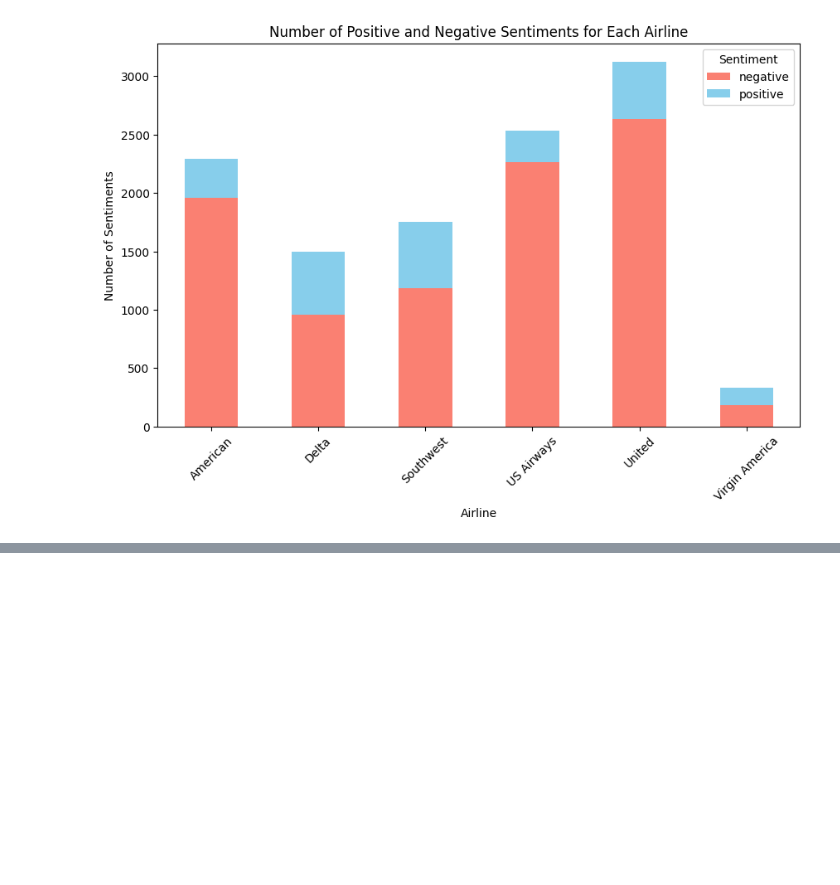
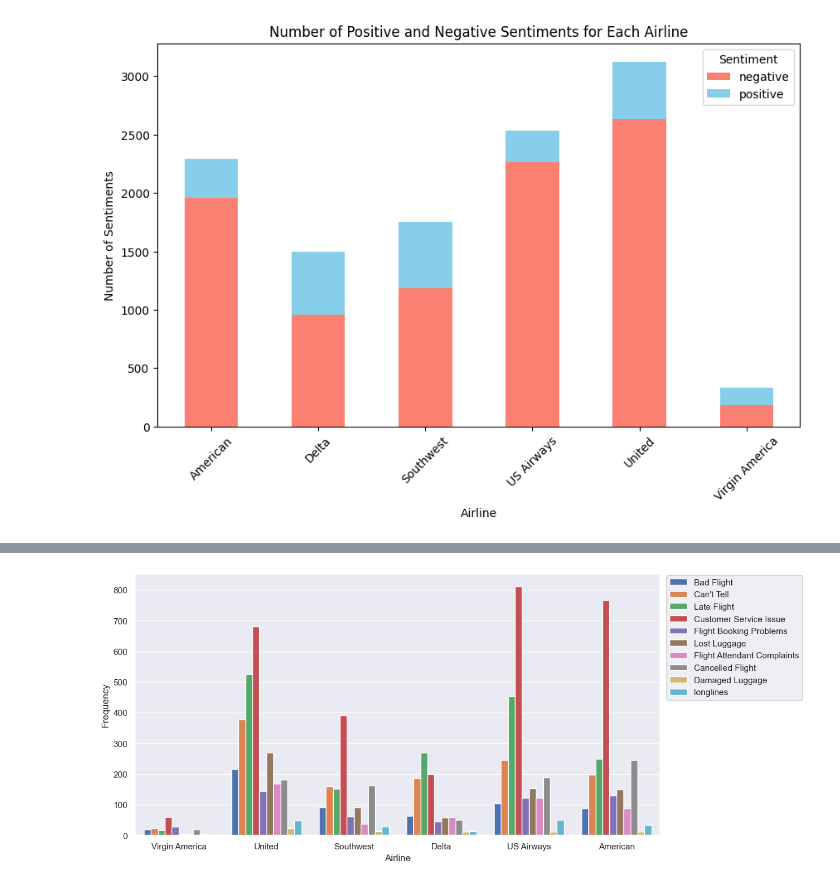
Before and after one commit to lucaswin89/Sentiment-Analysis-using-Machine-Learning-Models, a Jupyter notebook: EDA.ipynb, the cells around one changed output, grey strips where cells are left out. Saved outputs shown, nothing was run; the diff lists cells and outputs as text; code cells hidden in the pictures; blank space fills up the shorter version.

```diff
--- a/EDA.ipynb
+++ b/EDA.ipynb
@@ -123,0 +264,10 @@ plt.show()
+# %%
+# barplot shows the distribution of negative reasons on each airlines
+plt.figure(figsize=(12, 6))
+sns.countplot(x = 'airline', data = df, hue = 'negativereason', saturation = True)
+plt.xlabel('Airline')
+plt.ylabel('Frequency')
+plt.legend(bbox_to_anchor = (1.01, 1), loc = 2, borderaxespad = 0.1)
+plt.show()
+# %% [output]
+[figure, added]
```
Also changed, not shown: parts of 19 cells of this notebook, 3 other files.
